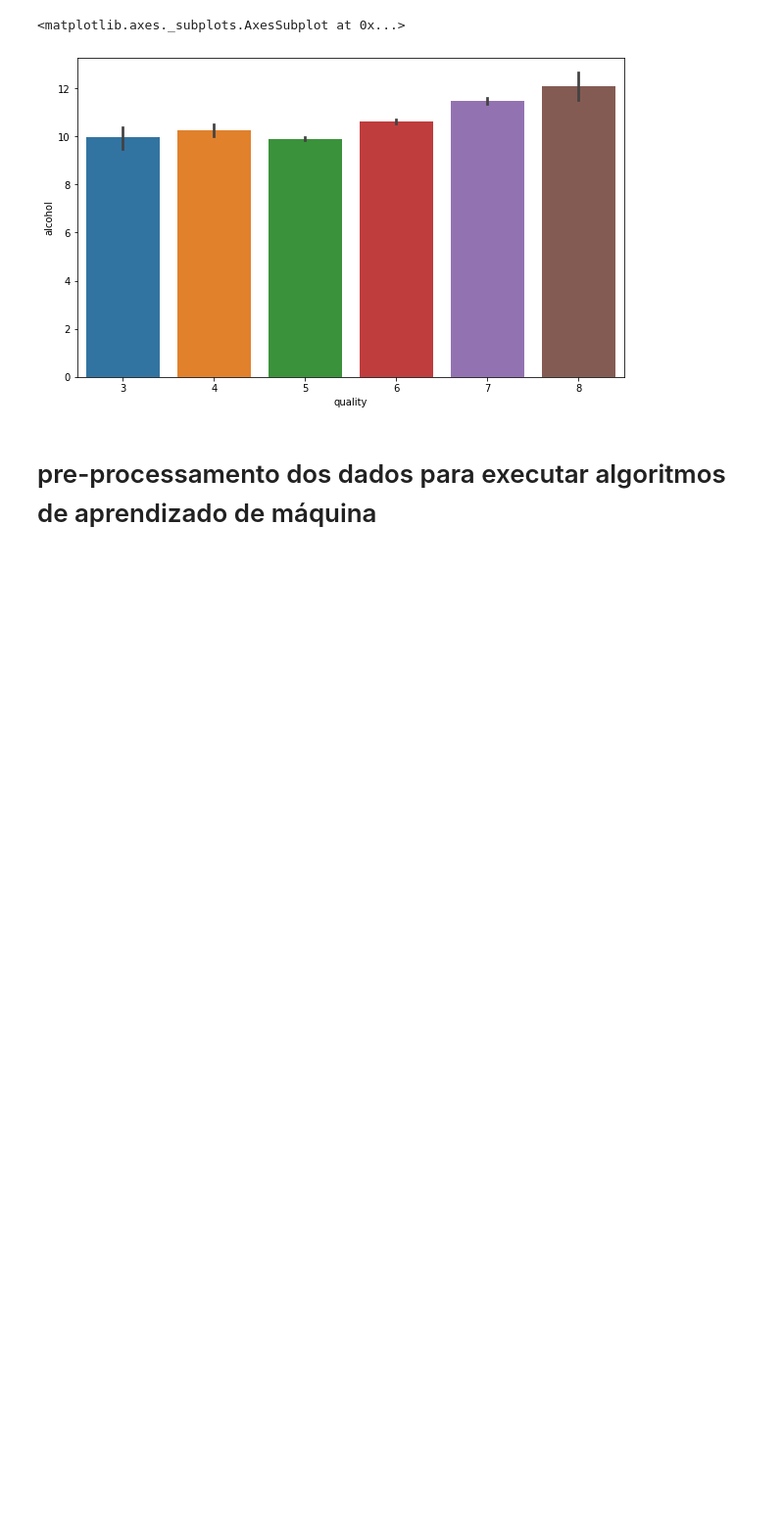
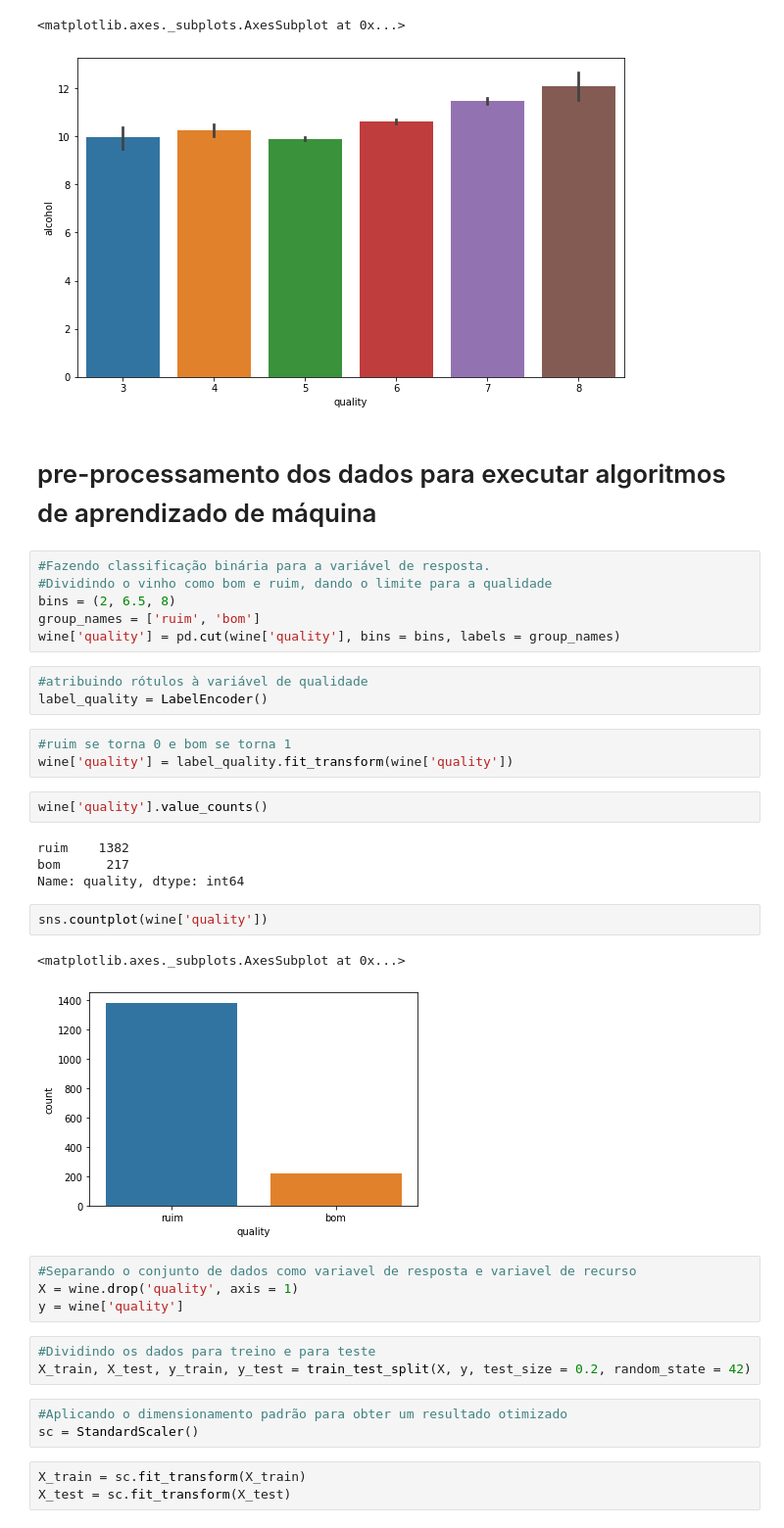
Before and after one commit to denniz-10/Wine, a Jupyter notebook: notebooks/Pipeline1.ipynb, the cells around one changed output. Shown: that part at 98% size. Saved outputs shown, nothing was run; the diff lists cells and outputs as text; blank space fills up the shorter version.

Commit message:
realizando o random forest classifier

```diff
--- a/notebooks/Pipeline1.ipynb
+++ b/notebooks/Pipeline1.ipynb
@@ -112,3 +112,39 @@ sns.barplot(x = 'quality', y = 'alcohol', data = wine)
 # %% [markdown]
 pre-processamento dos dados para executar algoritmos de aprendizado de máquina
 ==============================================================================
+# %%
+#Fazendo classificação binária para a variável de resposta.
+#Dividindo o vinho como bom e ruim, dando o limite para a qualidade
+bins = (2, 6.5, 8)
+group_names = ['ruim', 'bom']
+wine['quality'] = pd.cut(wine['quality'], bins = bins, labels = group_names)
+# %%
+#atribuindo rótulos à variável de qualidade
+label_quality = LabelEncoder()
+# %%
+#ruim se torna 0 e bom se torna 1
+wine['quality'] = label_quality.fit_transform(wine['quality'])
+# %%
+wine['quality'].value_counts()
+# %% [output]
+ruim    1382
+bom      217
+Name: quality, dtype: int64
+# %%
+sns.countplot(wine['quality'])
+# %% [output]
+<matplotlib.axes._subplots.AxesSubplot at 0x...>
+[figure, added]
+# %%
+#Separando o conjunto de dados como variavel de resposta e variavel de recurso
+X = wine.drop('quality', axis = 1)
+y = wine['quality']
+# %%
+#Dividindo os dados para treino e para teste
+X_train, X_test, y_train, y_test = train_test_split(X, y, test_size = 0.2, random_state = 42)
+# %%
+#Aplicando o dimensionamento padrão para obter um resultado otimizado
+sc = StandardScaler()
+# %%
+X_train = sc.fit_transform(X_train)
+X_test = sc.fit_transform(X_test)
```
Also changed, not shown: parts of 4 cells of this notebook.
